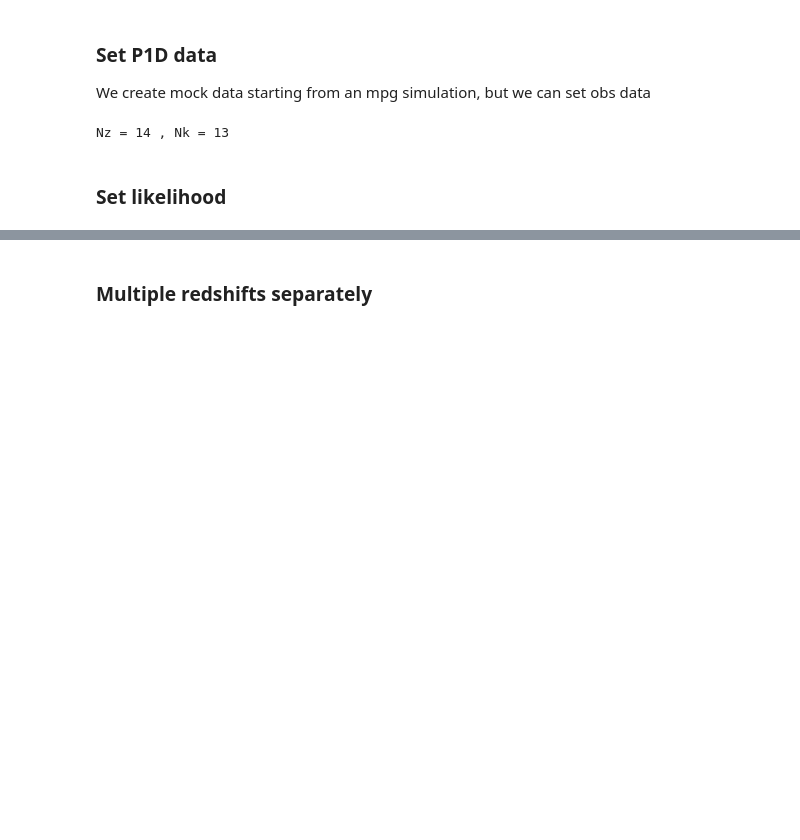
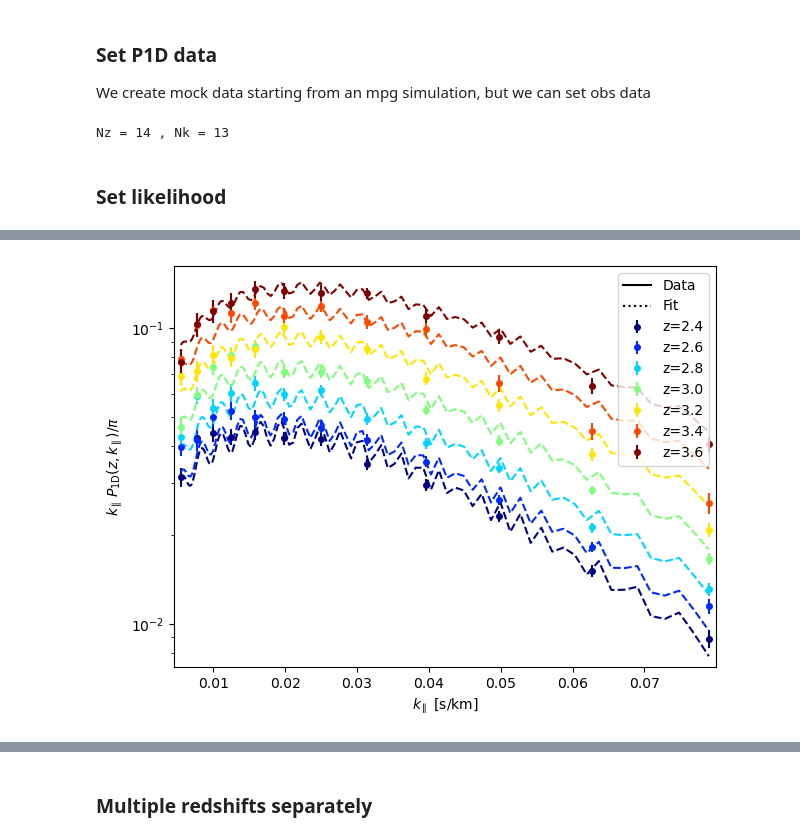
Before and after one commit to igmhub/cup1d, a Jupyter notebook: notebooks/likelihood/fit_eBOSS_IGM.ipynb, the cells around one changed output, grey strips where cells are left out. Saved outputs shown, nothing was run; the diff lists cells and outputs as text; code cells hidden in the pictures; blank space fills up the shorter version.

```diff
--- a/notebooks/likelihood/fit_eBOSS_IGM.ipynb
+++ b/notebooks/likelihood/fit_eBOSS_IGM.ipynb
@@ -126,3 +138,7 @@ like.plot_p1d(residuals=False, plot_every_iz=1)
+# %%
+like.extra_p1d_like.plot_p1d(residuals=False, plot_every_iz=1)
+# %% [output]
+[figure, added]
 # %%
 for p in like.free_params:
     print(p.name, p.value, p.min_value, p.max_value)
```
Also changed, not shown: parts of 23 cells of this notebook, 3 other files.
